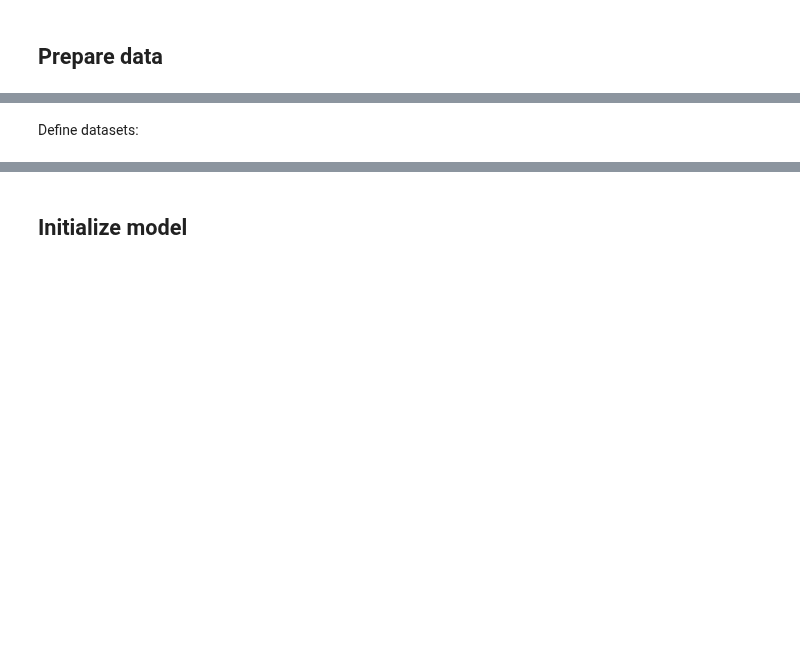
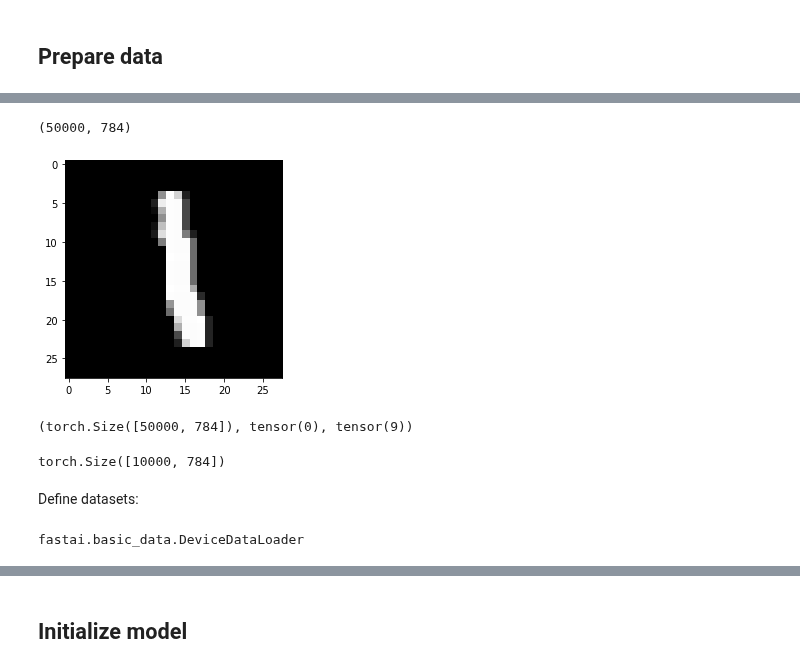
Before and after one commit to MaxinAI/school-of-ai, a Jupyter notebook: workshop_4_optimizations.ipynb, the cells around one changed output, grey strips where cells are left out. Saved outputs shown, nothing was run; the diff lists cells and outputs as text; code cells hidden in the pictures; blank space fills up the shorter version.

```diff
--- a/workshop_4_optimizations.ipynb
+++ b/workshop_4_optimizations.ipynb
@@ -627,12 +669,23 @@ mnist_fastai = path / 'mnist_fastai'
 with gzip.open(mnist_fastai /'mnist.pkl.gz', 'rb') as f:
     ((x_train, y_train), (x_valid, y_valid), _) = pickle.load(f, encoding='latin-1')
 # %%
-plt.imshow(x_train[0].reshape((28,28)), cmap="gray")
+plt.imshow(x_train[6].reshape((28,28)), cmap='gray')
 x_train.shape
+# %% [output]
+(50000, 784)
+[figure, added]
 # %%
-x_train,y_train,x_valid,y_valid = map(torch.tensor, (x_train,y_train,x_valid,y_valid))
-n,c = x_train.shape
+#x_train, y_train, x_valid, y_valid = map(torch.tensor,
+#                                      (x_train, y_train, x_valid, y_valid))
+x_train, y_train, x_valid, y_valid = [torch.tensor(d) for d in (x_train, y_train, x_valid, y_valid)]
+n, c = x_train.shape
 x_train.shape, y_train.min(), y_train.max()
+# %% [output]
+(torch.Size([50000, 784]), tensor(0), tensor(9))
+# %%
+x_valid.shape
+# %% [output]
+torch.Size([10000, 784])
 # %% [markdown]
 Define datasets:
 # %%
@@ -640,4 +693,8 @@ bs = 64
 train_ds = TensorDataset(x_train, y_train)
 valid_ds = TensorDataset(x_valid, y_valid)
 data = DataBunch.create(train_ds, valid_ds, bs=bs, num_workers=0)
+# %%
+type(data.train_dl)
+# %% [output]
+fastai.basic_data.DeviceDataLoader
 # %%
```
Also changed, not shown: parts of 28 cells of this notebook, 1 other file.
